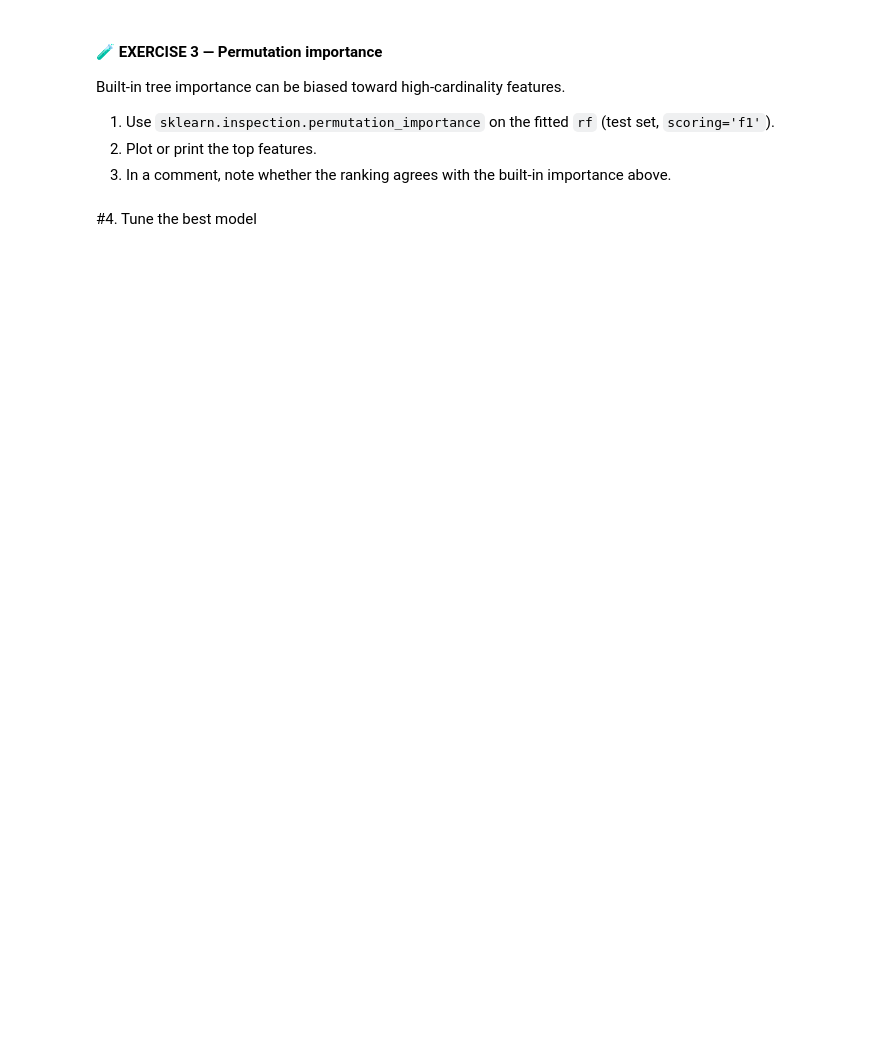
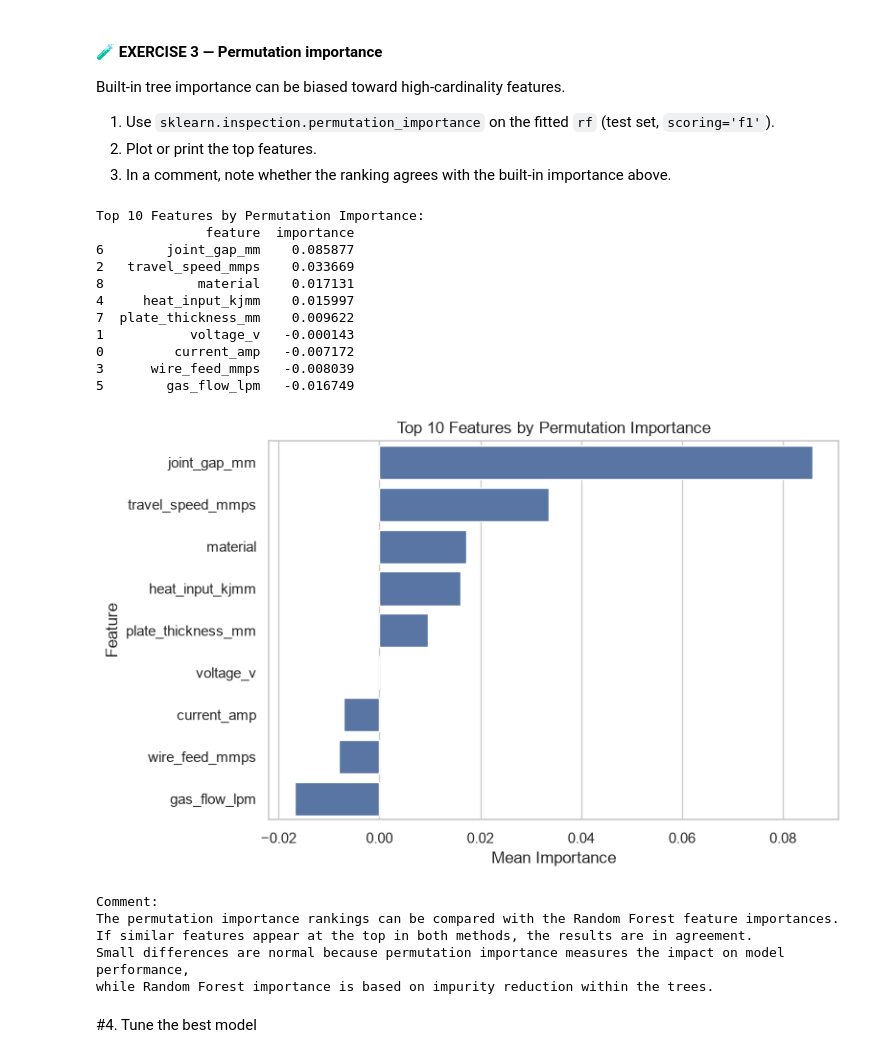
Before and after one commit to prameela2k2/NASSCOM-Training-VEDIC, a Jupyter notebook: Day 8 [18-06-2026]/Classification_Part2_Lab.ipynb, the cells around one changed output. Drawn from its saved outputs; the diff is of its cells as text; code cells hidden in the pictures; blank space fills up the shorter version.

```diff
--- a/Day 8 [18-06-2026]/Classification_Part2_Lab.ipynb
+++ b/Day 8 [18-06-2026]/Classification_Part2_Lab.ipynb
@@ -270,3 +275,76 @@ from sklearn.inspection import permutation_importance
+# %%
+from sklearn.inspection import permutation_importance
+import pandas as pd
+import matplotlib.pyplot as plt
+import seaborn as sns
+
+# 1. Compute permutation importance
+perm_importance = permutation_importance(
+    rf,
+    X_test,
+    y_test,
+    n_repeats=10,
+    random_state=42,
+    scoring='f1'
+)
+
+# 2. Get feature names
+feat_names = X_test.columns
+
+# 3. Create DataFrame
+perm_imp_df = pd.DataFrame({
+    'feature': feat_names,
+    'importance': perm_importance.importances_mean
+})
+
+# 4. Sort by importance
+perm_imp_df = perm_imp_df.sort_values(
+    by='importance',
+    ascending=False
+)
+
+# 5. Print top features
+print("Top 10 Features by Permutation Importance:")
+print(perm_imp_df.head(10))
+
+# 6. Plot top features
+plt.figure(figsize=(8, 5))
+sns.barplot(
+    x='importance',
+    y='feature',
+    data=perm_imp_df.head(10)
+)
+
+plt.title('Top 10 Features by Permutation Importance')
+plt.xlabel('Mean Importance')
+plt.ylabel('Feature')
+plt.tight_layout()
+plt.show()
+
+# 7. Comment
+print("\nComment:")
+print("The permutation importance rankings can be compared with the Random Forest feature importances.")
+print("If similar features appear at the top in both methods, the results are in agreement.")
+print("Small differences are normal because permutation importance measures the impact on model performance,")
+print("while Random Forest importance is based on impurity reduction within the trees.")
+# %% [output]
+Top 10 Features by Permutation Importance:
+              feature  importance
+6        joint_gap_mm    0.085877
+2   travel_speed_mmps    0.033669
+8            material    0.017131
+4     heat_input_kjmm    0.015997
+7  plate_thickness_mm    0.009622
+1           voltage_v   -0.000143
+0         current_amp   -0.007172
+3      wire_feed_mmps   -0.008039
+5        gas_flow_lpm   -0.016749
+[figure, added]
+Comment:
+The permutation importance rankings can be compared with the Random Forest feature importances.
+If similar features appear at the top in both methods, the results are in agreement.
+Small differences are normal because permutation importance measures the impact on model performance,
+while Random Forest importance is based on impurity reduction within the trees.
 # %% [markdown]
 #4. Tune the best model
 # %%
```
Also changed, not shown: parts of 16 cells of this notebook, 8 other files.
